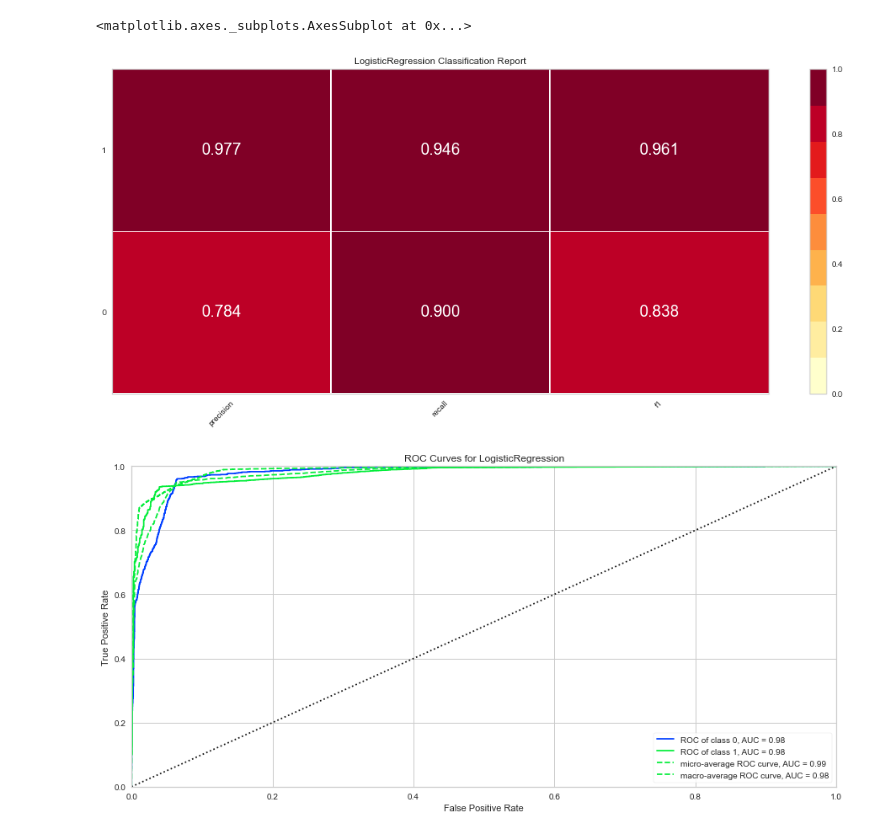
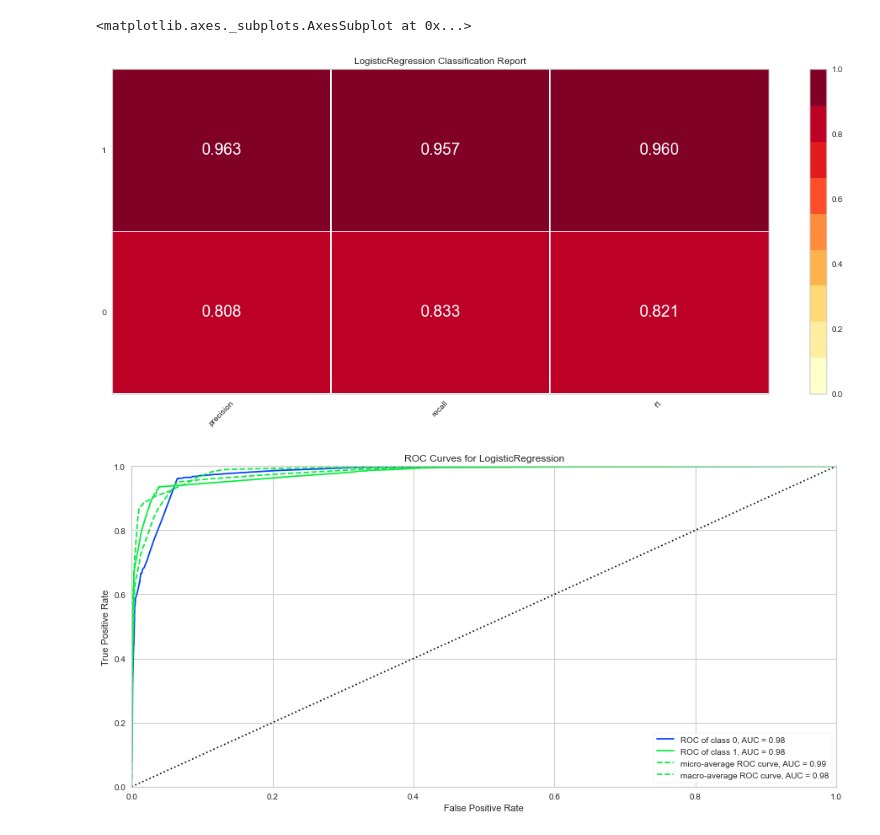
Before and after one commit to abhigyanmisra/dsc550, a Jupyter notebook: FinalCaseStudy/FinalCaseStudy.ipynb, the cells around one changed output. Cells and saved outputs as stored; diff of their text form; code cells hidden in the pictures.

```diff
--- a/FinalCaseStudy/FinalCaseStudy.ipynb
+++ b/FinalCaseStudy/FinalCaseStudy.ipynb
@@ -483,0 +536,18 @@ Post parts I & II of your case study, excluding code, to the Case Study Part II
+# %%
+# function to calculate percentage for standardization
+# will be used in subsequent steps of bar plots
+def percentstandardize_barplot(x, y, hue, data, ax=None, order=None):
+    """
+    Standardize by percentage the data using pandas functions, then plot using Seaborn.
+    Function arguments are and extension of Seaborns'.
+    """
+    sns.barplot(x=x, y=y, hue=hue, ax=ax, order=order,
+    data=(data[[x, hue]]
+          .reset_index(drop=True)
+          .groupby([x])[hue]
+          .value_counts(normalize=True)
+          .rename('Percentage').mul(100)
+          .reset_index()
+          .sort_values(hue)))
+    plt.title('Percentage Frequency of {} by {}'.format(hue, x))
+    plt.ylabel('Percentage %')
@@ -668,10 +935,14 @@ This is due by the end of Week 8. This is a cumulative project so it is imperati
 # %%
-# Trying out a model with all features we picked earlier.
+# Trying out a model with top 3 features we picked earlier.
 # Training - Split your data into two sets:  Training and Testing.
 # create a whole features dataset that can be used for train and validation data splitting
 
 # We will select only below features and drop others for our model
-features_model = ['Age', 'Rating', 'Positive Feedback Count', 'Word Count']
+# this is the overall features we started with - just keeping for reference
+features_model_full = ['Age', 'Rating', 'Positive Feedback Count', 'Word Count','SentimentScore']
+# Top 3 features
+features_model = ['Rating', 'Positive Feedback Count','SentimentScore']
+#features_model = ['Age', 'Rating', 'Positive Feedback Count', 'Word Count']
 data_model_X = pd.concat([df[features_model]], axis=1)
 
 
@@ -688,7 +959,7 @@ X_train, X_val, y_train, y_val = train_test_split(data_model_X, data_model_y, te
 print("No. of samples in training set: ", X_train.shape[0])
 print("No. of samples in validation set:", X_val.shape[0])
 
-# Survived and not-survived
+# Recommended values - 0 and 1
 print('\n')
 print('No. of Recommended Ind in the training set:')
 print(y_train.value_counts())
@@ -712,9 +983,10 @@ No. of Recommended Ind in the validation set:
 0    1216
 Name: Recommended IND, dtype: int64
 # %%
+# Using Model as Logistic Regression
 # 15.	 Evaluation – Remember, we are trying to predict if a Recommended Ind is 0 or 1.
 # a.	Metrics for the evaluation:
-# i.	Confusion Matrix  (1094 + 5272 / 5573 + 1216) = 6366/6789 = 94% approx which is good
+# i.	Confusion Matrix  (1013 + 5333 / 5573 + 1216) = 6346/6789 = 93.5% approx which is good
 # ii.	Precision, Recall & F1 score (all 3 were very good)
 # iii.	ROC curve (the dotted line is the randomly guessed so anything above that is good metric)
 
@@ -725,43 +997,43 @@ from yellowbrick.classifier import ClassificationReport
 from yellowbrick.classifier import ROCAUC
 
 # Instantiate the classification model
-model = LogisticRegression()
+model_logit = LogisticRegression()
 
 #The ConfusionMatrix visualizer taxes a model
 classes = [0,1]
-cm = ConfusionMatrix(model, classes=classes, percent=False)
+cm_logit = ConfusionMatrix(model_logit, classes=classes, percent=False)
 
 #Fit fits the passed model. This is unnecessary if you pass the visualizer a pre-fitted model
-cm.fit(X_train, y_train)
+cm_logit.fit(X_train, y_train)
 
 #To create the ConfusionMatrix, we need some test data. Score runs predict() on the data
 #and then creates the confusion_matrix from scikit learn.
-cm.score(X_val, y_val)
+cm_logit.score(X_val, y_val)
 
 # change fontsize of the labels in the figure
-for label in cm.ax.texts:
+for label in cm_logit.ax.texts:
     label.set_size(20)
 
 #How did we do?
-cm.show()
+cm_logit.show()
 # %% [output]
 [figure]
 <matplotlib.axes._subplots.AxesSubplot at 0x...>
 # %%
 # Precision, Recall, and F1 Score
 # set the size of the figure and the font size
 #%matplotlib inline
 plt.rcParams['figure.figsize'] = (15, 7)
 plt.rcParams['font.size'] = 20
 
 # Instantiate the visualizer
-visualizer = ClassificationReport(model, classes=classes)
+visualizer = ClassificationReport(model_logit, classes=classes)
 
 visualizer.fit(X_train, y_train)  # Fit the training data to the visualizer
 visualizer.score(X_val, y_val)  # Evaluate the model on the test data
 g = visualizer.show()
 # %% [output]
-[figure, old version]
+[figure, new version]
 # %%
 # ROC and AUC
 #Instantiate the visualizer
```
Also changed, not shown: parts of 34 cells of this notebook.
